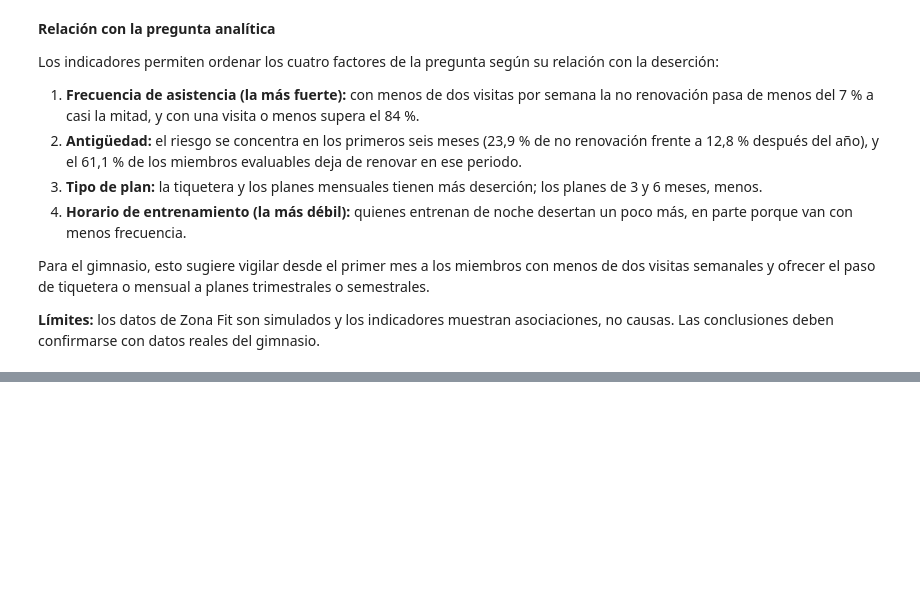
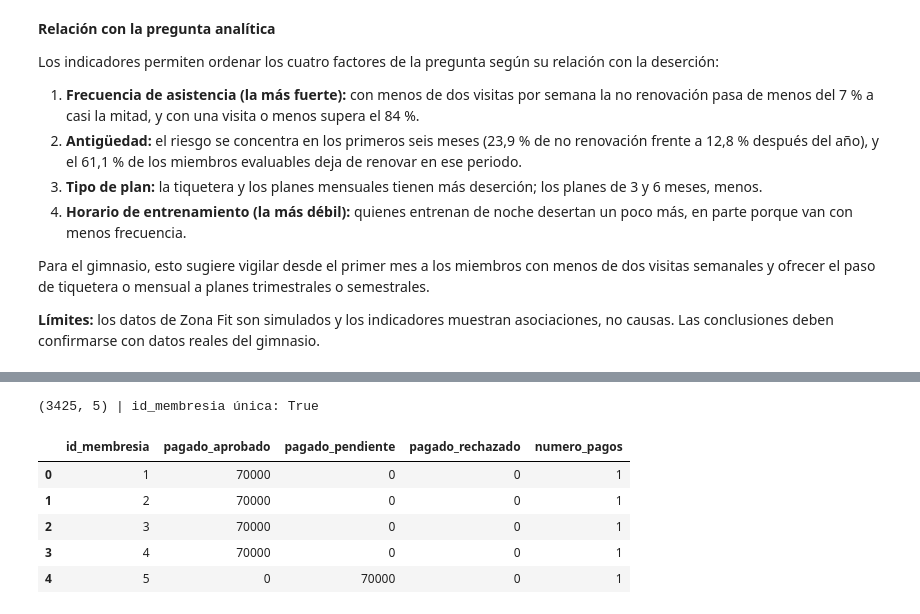
Before and after one commit to juanmejia017/PandasZonafitevolution, a Jupyter notebook: notebooks/data_preparation.ipynb, the cells around one changed output, grey strips where cells are left out. Saved outputs shown, nothing was run; the diff lists cells and outputs as text; code cells hidden in the pictures; blank space fills up the shorter version.

```diff
--- a/notebooks/data_preparation.ipynb
+++ b/notebooks/data_preparation.ipynb
@@ -1282,0 +1358,19 @@ Para el gimnasio, esto sugiere vigilar desde el primer mes a los miembros con me
+# %%
+pagos_por_membresia = (pagos_limpio
+    .pivot_table(index="id_membresia", columns="estado_pago", values="valor",
+                 aggfunc="sum", fill_value=0, observed=True)
+    .rename(columns=str))
+pagos_por_membresia.columns = ["pagado_" + c.lower() for c in pagos_por_membresia.columns]
+pagos_por_membresia["numero_pagos"] = pagos_limpio.groupby("id_membresia").size()
+pagos_por_membresia = pagos_por_membresia.reset_index()
+
+print(pagos_por_membresia.shape, "| id_membresia única:", pagos_por_membresia["id_membresia"].is_unique)
+pagos_por_membresia.head()
+# %% [output]
+(3425, 5) | id_membresia única: True
+|  | id_membresia | pagado_aprobado | pagado_pendiente | pagado_rechazado | numero_pagos |
+| 0 | 1 | 70000 | 0 | 0 | 1 |
+| 1 | 2 | 70000 | 0 | 0 | 1 |
+| 2 | 3 | 70000 | 0 | 0 | 1 |
+| 3 | 4 | 70000 | 0 | 0 | 1 |
+| 4 | 5 | 0 | 70000 | 0 | 1 |
```
Also changed, not shown: parts of 27 cells of this notebook, 14 other files.
